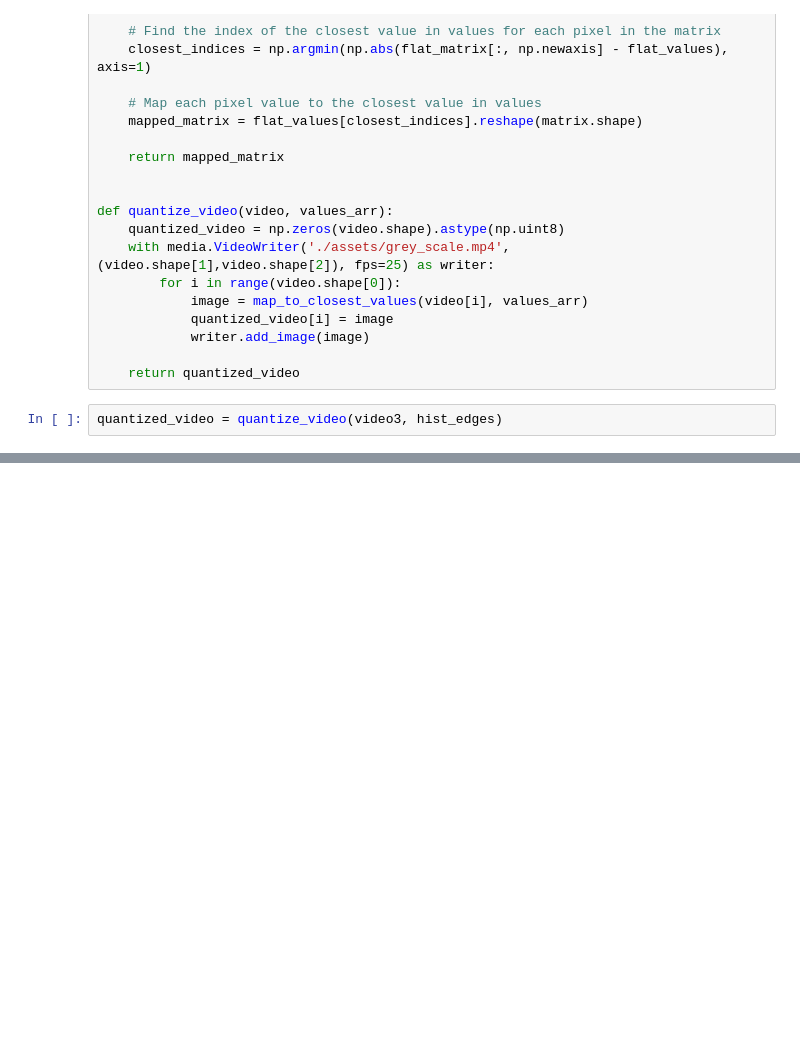
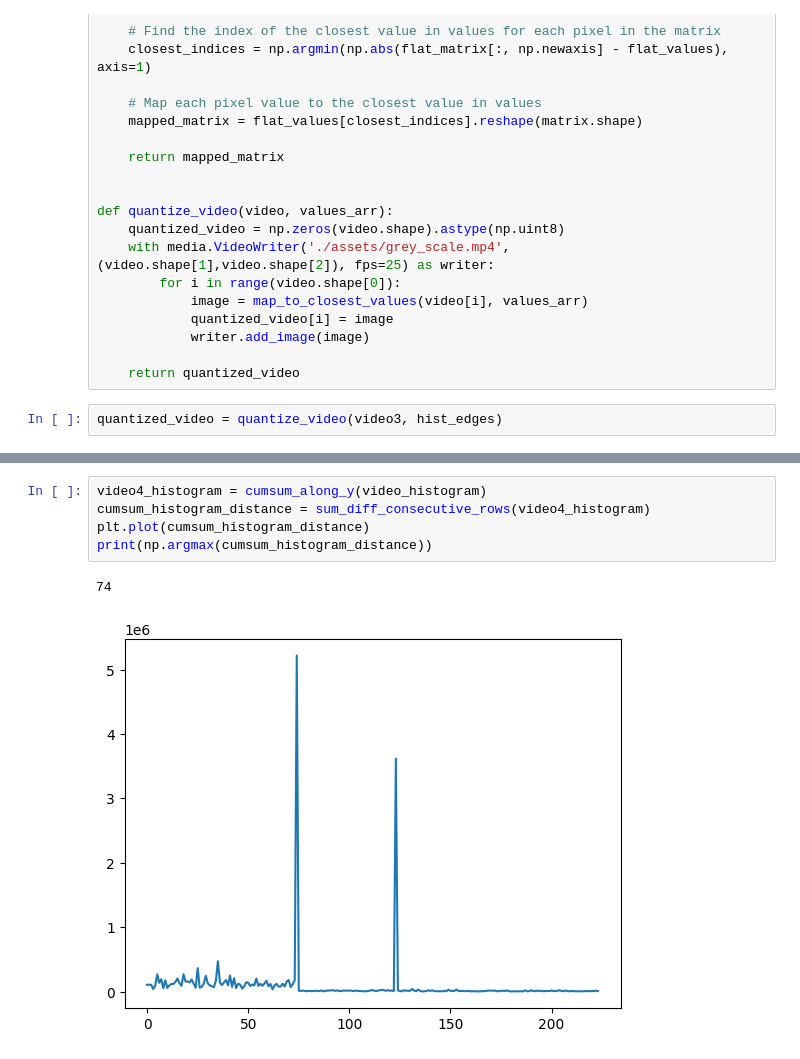
Before and after one commit to Hadartalisr/ImageProcessing, a Jupyter notebook: Ex1/Ex1.ipynb, the cells around one changed output, grey strips where cells are left out. Cells and saved outputs as stored; diff of their text form; blank space fills up the shorter version.

```diff
--- a/Ex1/Ex1.ipynb
+++ b/Ex1/Ex1.ipynb
@@ -294,0 +378,8 @@ print(np.argmax(cumsum_histogram_distance))
+# %%
+video4_histogram = cumsum_along_y(video_histogram)
+cumsum_histogram_distance = sum_diff_consecutive_rows(video4_histogram)
+plt.plot(cumsum_histogram_distance)
+print(np.argmax(cumsum_histogram_distance))
+# %% [output]
+74
+[figure, added]
```
Also changed, not shown: parts of 12 cells of this notebook, 2 other files.
